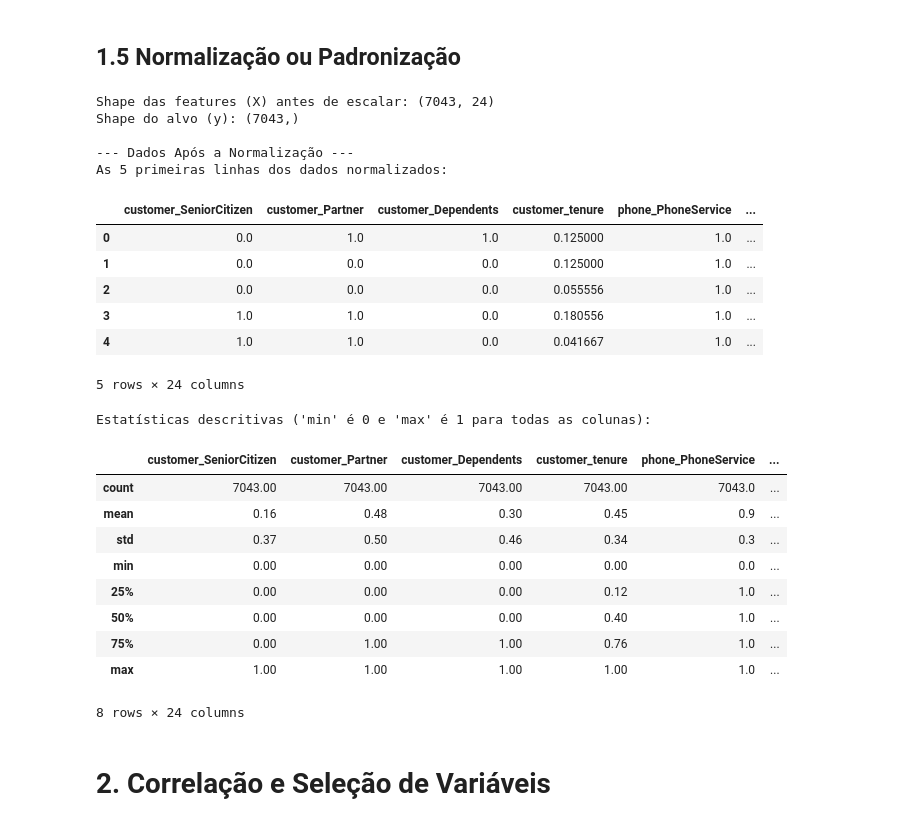
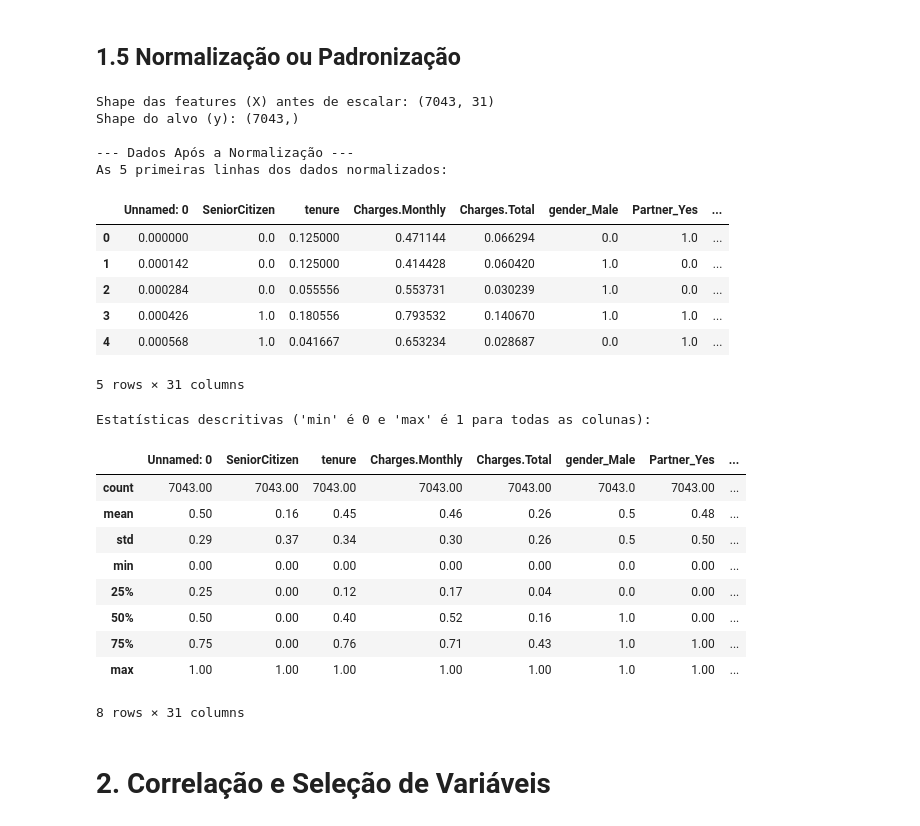
Before and after one commit to zapjai/Desafio-Telecom2, a Jupyter notebook: Telecom2.ipynb, the cells around one changed output. Cells and saved outputs as stored; diff of their text form; code cells hidden in the pictures.

```diff
--- a/Telecom2.ipynb
+++ b/Telecom2.ipynb
@@ -15,12 +15,12 @@ sns.set_style('whitegrid')
 plt.rcParams['figure.figsize'] = (10, 6)
 
 # URL do arquivo CSV "Raw" do GitHub
-url_dados = 'https://raw.githubusercontent.com/zapjai/Desafio-Telecom2/refs/heads/main/DadosLimpos.csv'
+url_dados = 'https://raw.githubusercontent.com/zapjai/Desafio-Telecom2/refs/heads/main/Dlimp.csv'
 
 # Carregando os dados diretamente da URL
 try:
     df_limpo = pd.read_csv(url_dados)
-    print("Arquivo 'DadosLimpos.csv' carregado com sucesso diretamente do GitHub!")
+    print("Arquivo 'Dlimp.csv' carregado com sucesso diretamente do GitHub!")
 except Exception as e:
     print(f"Erro ao carregar os dados da URL: {e}")
     print("Verifique se a URL está correta e se o arquivo existe no repositório.")
@@ -29,7 +29,7 @@ except Exception as e:
 # Visualização das primeiras linhas
 if 'df_limpo' in locals():
     print("\nPrimeiras linhas do DataFrame:")
-    display(df_tratado.head())
+    display(df_limpo.head())
 
     print ("\nInformações gerais do DataFrame:")
     df_limpo.info()
@@ -66,11 +66,11 @@ memory usage: 1.2+ MB
 # %%
 # Visualização de colunas atuais
 print("Colunas antes da remoção:")
-print(df_tratado.columns.tolist())
-print(f"\nNúmero de colunas antes: {df_tratado.shape[1]}")
+print(df_limpo.columns.tolist())
+print(f"\nNúmero de colunas antes: {df_limpo.shape[1]}")
 
 # Removendo a coluna de identificação de cliente
-df_tratado = df_tratado.drop('customerID', axis=1)
+df_limpo = df_limpo.drop('customerID', axis=1)
 
 # Confirmando a remoção
 print("\n-------------------------------------------")
@@ -78,7 +78,7 @@ print("Coluna 'customerID' removida com sucesso!")
 print("-------------------------------------------")
 
 print("\nColunas após a remoção:")
-print(df_tratado.columns.tolist())
-print(f"\nNúmero de colunas agora: {df_tratado.shape[1]}")
+print(df_limpo.columns.tolist())
+print(f"\nNúmero de colunas agora: {df_limpo.shape[1]}")
 # %% [output]
 Colunas antes da remoção:
@@ -98,7 +98,7 @@ Número de colunas agora: 21
 ## 1.3 Encoding
 # %%
 # Criação de uma cópia do DataFrame, por garantia.
-df_encoded = df_tratado.copy()
+df_encoded = df_limpo.copy()
 
 # identificando as colunas categóricas que ainda não são numéricas
 colunas_categoricas = df_encoded.select_dtypes(include=['object']).columns.tolist()
@@ -223,8 +223,8 @@ df_para_escalar = df_encoded.copy()
 # PASSO 1: Separação da variável alvo (Churn) das features (preditores)
 # --------------------------------------------------------------------------
 # A normalização só é aplicada nas features que usarão para prever.
-X = df_para_escalar.drop('Churn', axis=1)
-y = df_para_escalar['Churn'] # Alvo permanece o mesmo (0s e 1s)
+X = df_para_escalar.drop('Churn_Yes', axis=1)
+y = df_para_escalar['Churn_Yes'] # Alvo permanece o mesmo (0s e 1s)
 
 print("Shape das features (X) antes de escalar:", X.shape)
 print("Shape do alvo (y):", y.shape)
@@ -233,51 +233,51 @@ print("Shape do alvo (y):", y.shape)
 # PASSO 2: Aplicação da normalização
 # --------------------------------------------------------------------------
 # Criando o objeto scaler
 scaler = MinMaxScaler()
 
 # Aplicando a normalização nas features (X)
 # O método fit_transform aprende os parâmetros (min/max) e transforma os dados
 X_scaled = scaler.fit_transform(X)
 
 # --------------------------------------------------------------------------
 # PASSO 3: Reconstrução do DataFrame para manter a organização
 # --------------------------------------------------------------------------
 # A saída do scaler é um array NumPy, que será convertido de volta para um
 # DataFrame para manter os nomes das colunas, facilitando a análise de
 # correlação
 df_final = pd.DataFrame(X_scaled, columns=X.columns)
 
 # Exibindo o resultado da normalização
 print("\n--- Dados Após a Normalização ---")
 print("As 5 primeiras linhas dos dados normalizados:")
 display(df_final.head())
 
 print("\nEstatísticas descritivas ('min' é 0 e 'max' é 1 para todas as colunas):")
 display(df_final.describe().round(2))
 # %% [output]
-Shape das features (X) antes de escalar: (7043, 24)
+Shape das features (X) antes de escalar: (7043, 31)
 Shape do alvo (y): (7043,)
 
 --- Dados Após a Normalização ---
 As 5 primeiras linhas dos dados normalizados:
-|  | customer_SeniorCitizen | customer_Partner | customer_Dependents | customer_tenure | phone_PhoneService | ... |
-| 0 | 0.0 | 1.0 | 1.0 | 0.125000 | 1.0 | ... |
-| 1 | 0.0 | 0.0 | 0.0 | 0.125000 | 1.0 | ... |
-| 2 | 0.0 | 0.0 | 0.0 | 0.055556 | 1.0 | ... |
-| 3 | 1.0 | 1.0 | 0.0 | 0.180556 | 1.0 | ... |
-| 4 | 1.0 | 1.0 | 0.0 | 0.041667 | 1.0 | ... |
+|  | Unnamed: 0 | SeniorCitizen | tenure | Charges.Monthly | Charges.Total | gender_Male | Partner_Yes | ... |
+| 0 | 0.000000 | 0.0 | 0.125000 | 0.471144 | 0.066294 | 0.0 | 1.0 | ... |
+| 1 | 0.000142 | 0.0 | 0.125000 | 0.414428 | 0.060420 | 1.0 | 0.0 | ... |
+| 2 | 0.000284 | 0.0 | 0.055556 | 0.553731 | 0.030239 | 1.0 | 0.0 | ... |
+| 3 | 0.000426 | 1.0 | 0.180556 | 0.793532 | 0.140670 | 1.0 | 1.0 | ... |
+| 4 | 0.000568 | 1.0 | 0.041667 | 0.653234 | 0.028687 | 0.0 | 1.0 | ... |
-5 rows × 24 columns
+5 rows × 31 columns
 Estatísticas descritivas ('min' é 0 e 'max' é 1 para todas as colunas):
-|  | customer_SeniorCitizen | customer_Partner | customer_Dependents | customer_tenure | phone_PhoneService | ... |
-| count | 7043.00 | 7043.00 | 7043.00 | 7043.00 | 7043.0 | ... |
-| mean | 0.16 | 0.48 | 0.30 | 0.45 | 0.9 | ... |
-| std | 0.37 | 0.50 | 0.46 | 0.34 | 0.3 | ... |
-| min | 0.00 | 0.00 | 0.00 | 0.00 | 0.0 | ... |
-| 25% | 0.00 | 0.00 | 0.00 | 0.12 | 1.0 | ... |
-| 50% | 0.00 | 0.00 | 0.00 | 0.40 | 1.0 | ... |
-| 75% | 0.00 | 1.00 | 1.00 | 0.76 | 1.0 | ... |
-| max | 1.00 | 1.00 | 1.00 | 1.00 | 1.0 | ... |
+|  | Unnamed: 0 | SeniorCitizen | tenure | Charges.Monthly | Charges.Total | gender_Male | Partner_Yes | ... |
+| count | 7043.00 | 7043.00 | 7043.00 | 7043.00 | 7043.00 | 7043.0 | 7043.00 | ... |
+| mean | 0.50 | 0.16 | 0.45 | 0.46 | 0.26 | 0.5 | 0.48 | ... |
+| std | 0.29 | 0.37 | 0.34 | 0.30 | 0.26 | 0.5 | 0.50 | ... |
+| min | 0.00 | 0.00 | 0.00 | 0.00 | 0.00 | 0.0 | 0.00 | ... |
+| 25% | 0.25 | 0.00 | 0.12 | 0.17 | 0.04 | 0.0 | 0.00 | ... |
+| 50% | 0.50 | 0.00 | 0.40 | 0.52 | 0.16 | 1.0 | 0.00 | ... |
+| 75% | 0.75 | 0.00 | 0.76 | 0.71 | 0.43 | 1.0 | 1.00 | ... |
+| max | 1.00 | 1.00 | 1.00 | 1.00 | 1.00 | 1.0 | 1.00 | ... |
-8 rows × 24 columns
+8 rows × 31 columns
 # %% [markdown]
 # 2. Correlação e Seleção de Variáveis
 # %% [markdown]
```
Also changed, not shown: parts of 26 cells of this notebook.
